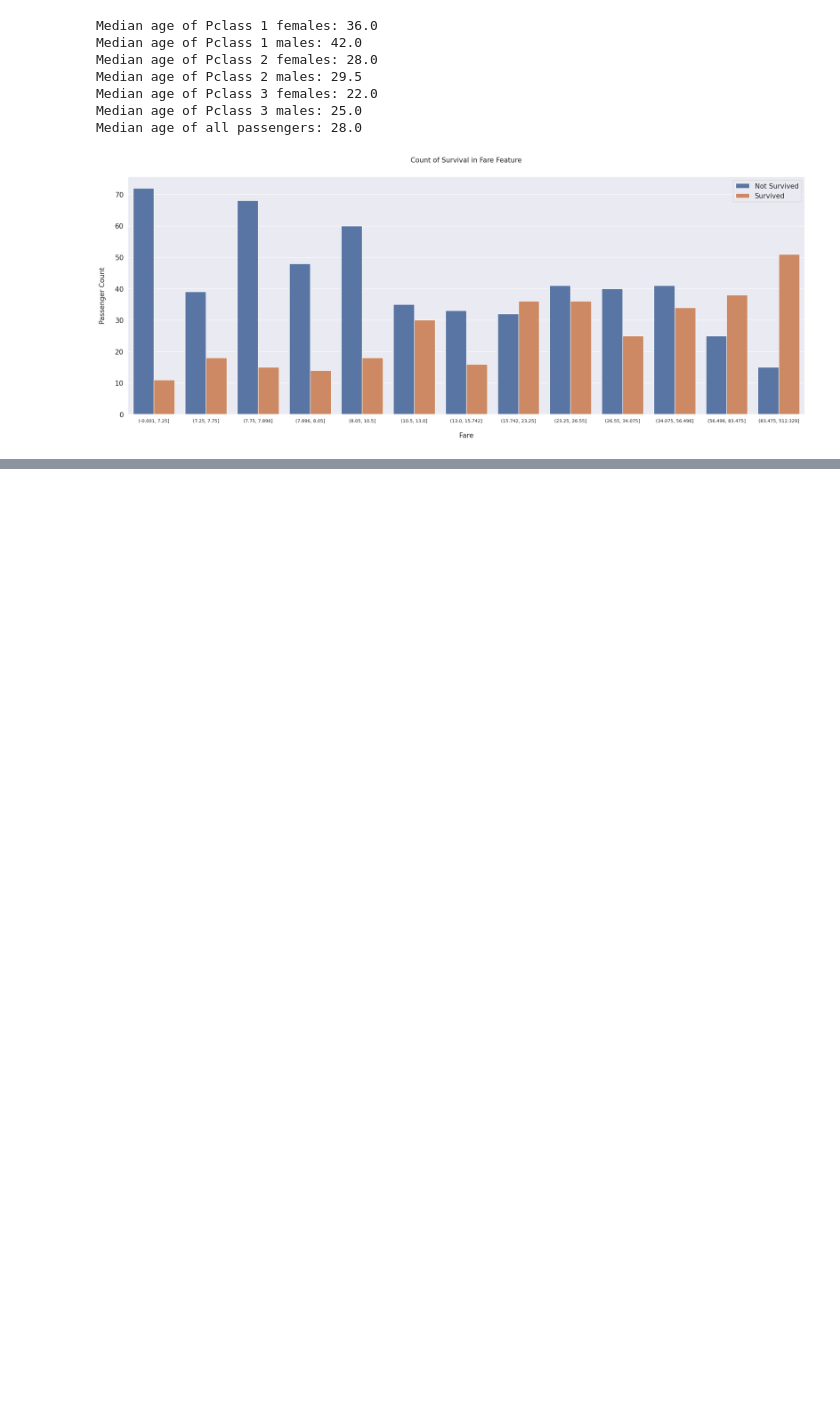
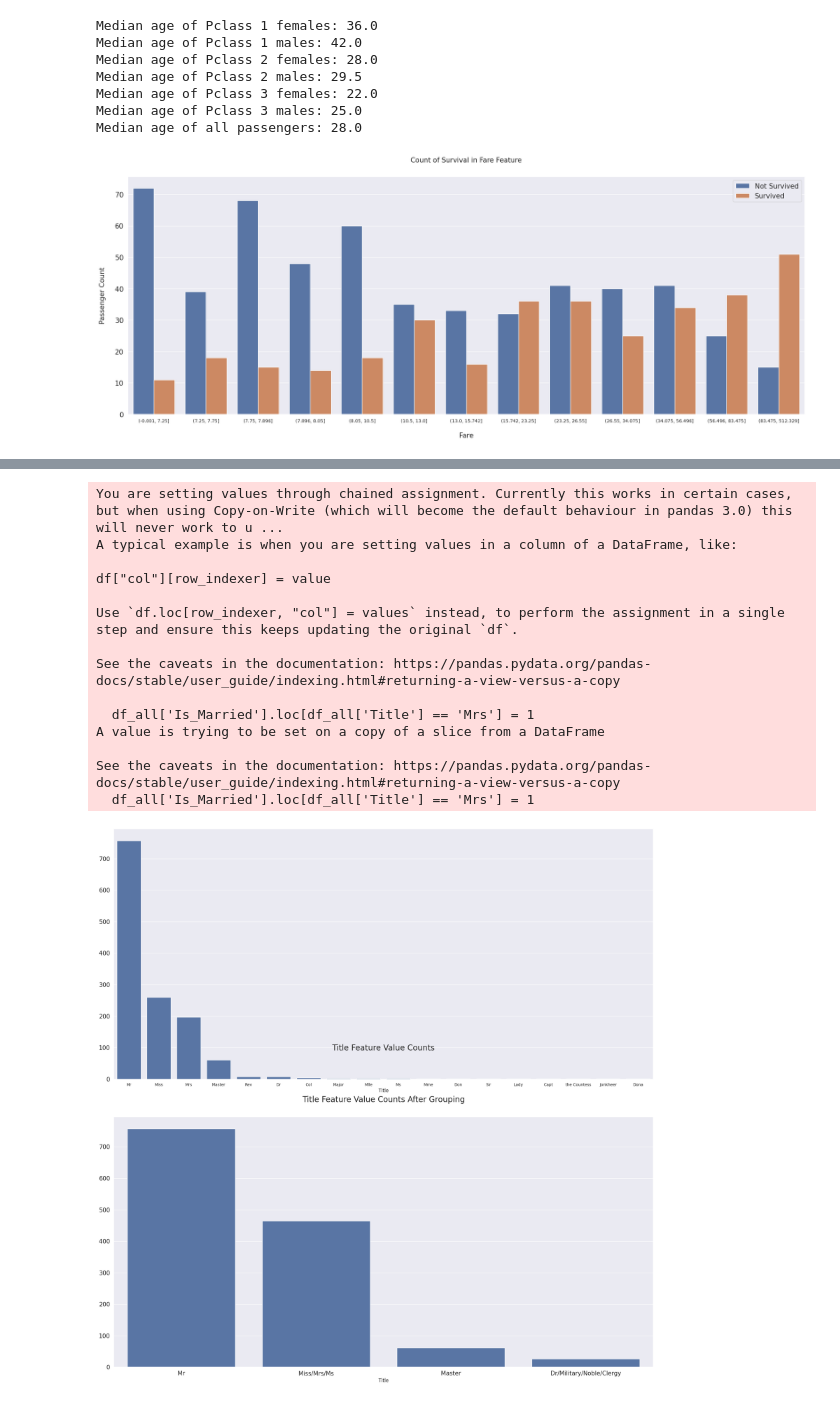
Before and after one commit to syauqidamario/dqlab, a Jupyter notebook: FeatureDiscoveryML.ipynb, the cells around one changed output, grey strips where cells are left out. Drawn from its saved outputs; the diff is of its cells as text; code cells hidden in the pictures; blank space fills up the shorter version.

```diff
--- a/FeatureDiscoveryML.ipynb
+++ b/FeatureDiscoveryML.ipynb
@@ -318,0 +499,69 @@ Median age of all passengers: 28.0
+# %%
+# Bagian ini adalah bagian mengubah ['Miss', 'Mrs','Ms', 'Mlle', 'Lady', 'Mme', 'the Countess', 'Dona'] akan kita ubah menjadi 'Miss/Mrs/Ms' ['Dr', 'Col', 'Major', 'Jonkheer', 'Capt', 'Sir', 'Don', 'Rev'] menjadi 'Dr/Military/Noble/Clergy'
+import numpy as np
+import pandas as pd
+import matplotlib.pyplot as plt
+import seaborn as sns
+sns.set(style="darkgrid")
+
+def concat_df(train_data, test_data):
+    return pd.concat([train_data, test_data], sort=True).reset_index(drop=True)
+
+df_train = pd.read_csv('https://storage.googleapis.com/dqlab-dataset/challenge/feature-engineering/titanic_train.csv')
+df_test = pd.read_csv('https://storage.googleapis.com/dqlab-dataset/challenge/feature-engineering/titanic_test.csv')
+df_all = concat_df(df_train, df_test)
+df_train.name = 'Training Set'
+df_test.name = 'Test Set'
+df_all.name = 'All Set'
+dfs = [df_train, df_test]
+
+age_by_pclass_sex = df_all.groupby(['Sex', 'Pclass'])['Age'].median()
+df_all['Age'] = df_all.groupby(['Sex', 'Pclass'])['Age'].apply(lambda x: x.fillna(x.median())).reset_index(level=[0,1], drop=True)
+df_all['Embarked'] = df_all['Embarked'].fillna('S')
+med_fare = df_all.groupby(['Pclass', 'Parch', 'SibSp']).Fare.median()[3][0][0]
+df_all['Fare'] = df_all['Fare'].fillna(med_fare)
+df_all['Fare'] = pd.qcut(df_all['Fare'], 13)
+df_all['Family_Size'] = df_all['SibSp'] + df_all['Parch'] + 1
+
+family_map = {1: 'Alone', 2: 'Small', 3: 'Small', 4: 'Small', 5: 'Medium', 6: 'Medium', 7: 'Large', 8: 'Large', 11: 'Large'}
+df_all['Family_Size_Grouped'] = df_all['Family_Size'].map(family_map)
+df_all['Ticket_Frequency'] = df_all.groupby('Ticket')['Ticket'].transform('count')
+df_all['Title'] = df_all['Name'].str.split(', ', expand=True)[1].str.split('.', expand=True)[0]
+df_all['Is_Married'] = 0
+df_all['Is_Married'].loc[df_all['Title'] == 'Mrs'] = 1
+
+# Ketikkan kode yang dicontohkan di sini
+fig, axs = plt.subplots(nrows=2, figsize=(20, 20))
+sns.barplot(x=df_all['Title'].value_counts().index, y=df_all['Title'].value_counts().values, ax=axs[0])
+
+axs[0].tick_params(axis='x', labelsize=10)
+axs[1].tick_params(axis='x', labelsize=15)
+
+for i in range(2):
+	axs[i].tick_params(axis='y', labelsize=15)
+
+axs[0].set_title('Title Feature Value Counts', size=20, y=.105)
+
+df_all['Title'] = df_all['Title'].replace(['Miss', 'Mrs','Ms', 'Mlle', 'Lady', 'Mme', 'the Countess', 'Dona'], 'Miss/Mrs/Ms')
+df_all['Title'] = df_all['Title'].replace(['Dr', 'Col', 'Major', 'Jonkheer', 'Capt', 'Sir', 'Don', 'Rev'], 'Dr/Military/Noble/Clergy')
+
+sns.barplot(x=df_all['Title'].value_counts().index, y=df_all['Title'].value_counts().values, ax=axs[1])
+axs[1].set_title('Title Feature Value Counts After Grouping', size=20, y=1.05)
+plt.tight_layout()
+plt.show()
+# %% [output]
+You are setting values through chained assignment. Currently this works in certain cases, but when using Copy-on-Write (which will become the default behaviour in pandas 3.0) this will never work to u ...
+A typical example is when you are setting values in a column of a DataFrame, like:
+
+df["col"][row_indexer] = value
+
+Use `df.loc[row_indexer, "col"] = values` instead, to perform the assignment in a single step and ensure this keeps updating the original `df`.
+
+See the caveats in the documentation: https://pandas.pydata.org/pandas-docs/stable/user_guide/indexing.html#returning-a-view-versus-a-copy
+
+  df_all['Is_Married'].loc[df_all['Title'] == 'Mrs'] = 1
+A value is trying to be set on a copy of a slice from a DataFrame
+
+See the caveats in the documentation: https://pandas.pydata.org/pandas-docs/stable/user_guide/indexing.html#returning-a-view-versus-a-copy
+  df_all['Is_Married'].loc[df_all['Title'] == 'Mrs'] = 1
+[figure, added]
```
Also changed, not shown: parts of 8 cells of this notebook.
